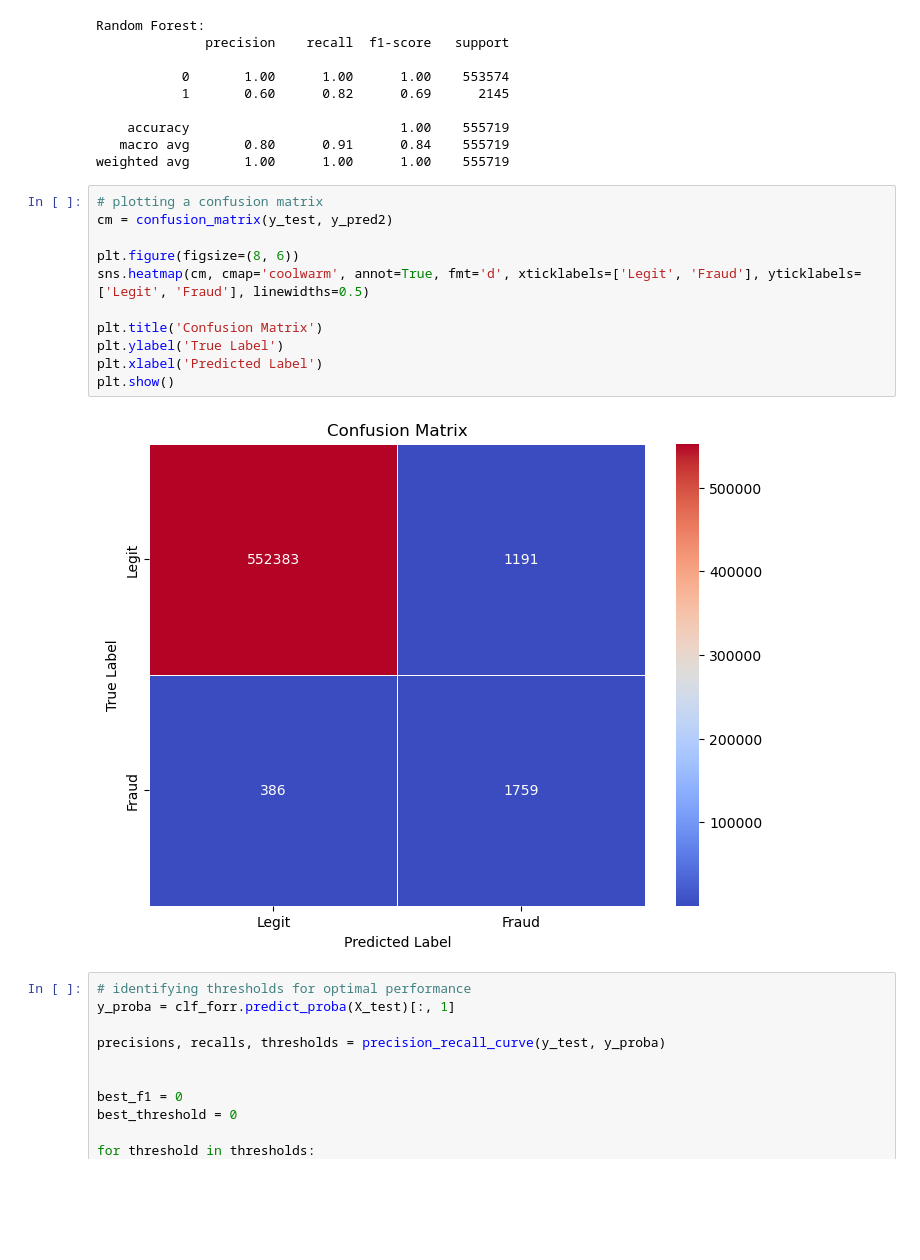
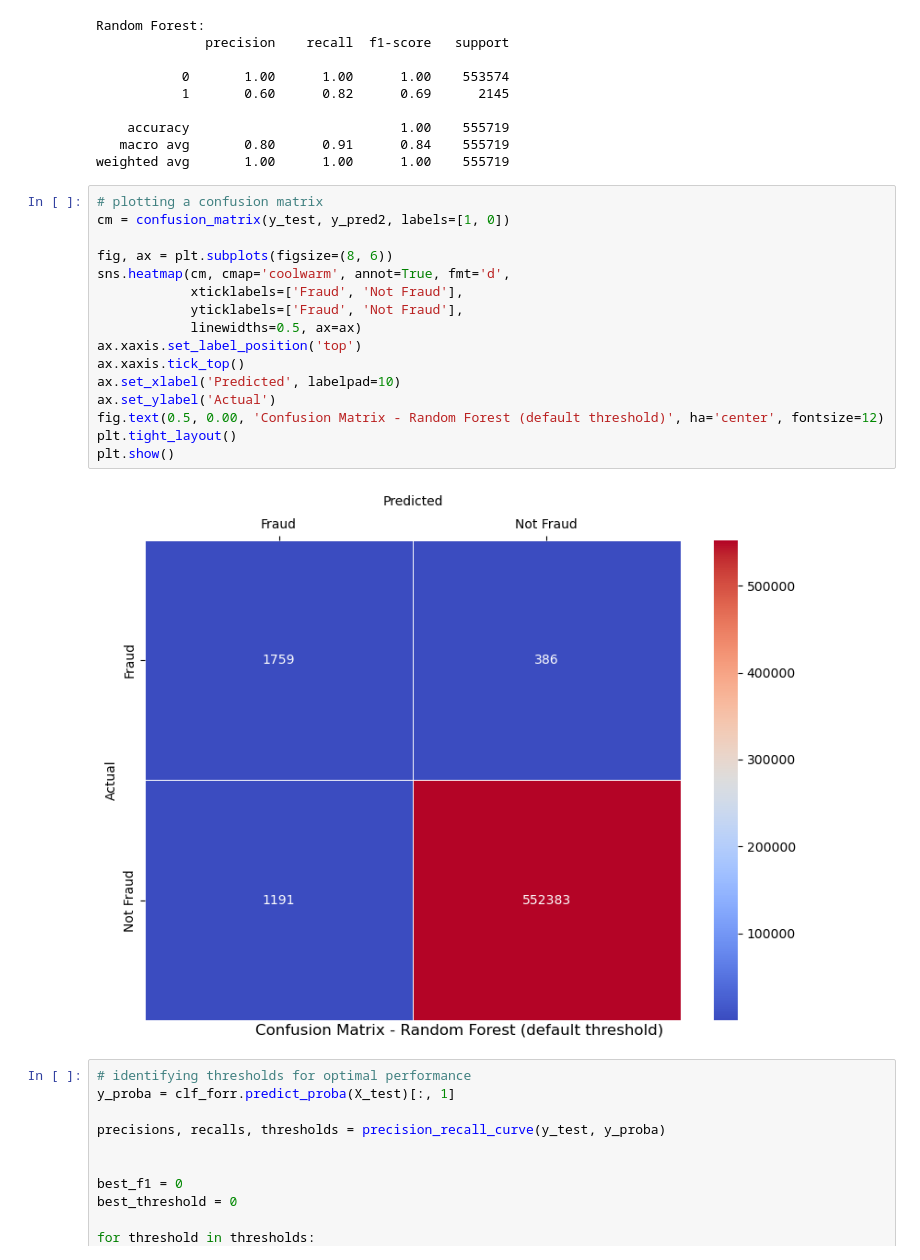
Before and after one commit to Tanjinul/INF2179-ML-Final-Project, a Jupyter notebook: Data_Cleaning_Exploratory.ipynb, the cells around one changed output. Cells and saved outputs as stored; diff of their text form; blank space fills up the shorter version.

Commit message:
graphs

```diff
--- a/Data_Cleaning_Exploratory.ipynb
+++ b/Data_Cleaning_Exploratory.ipynb
@@ -469,17 +493,22 @@ Random Forest:
 weighted avg       1.00      1.00      1.00    555719
 # %%
 # plotting a confusion matrix
-cm = confusion_matrix(y_test, y_pred2)
+cm = confusion_matrix(y_test, y_pred2, labels=[1, 0])
 
-plt.figure(figsize=(8, 6))
-sns.heatmap(cm, cmap='coolwarm', annot=True, fmt='d', xticklabels=['Legit', 'Fraud'], yticklabels=['Legit', 'Fraud'], linewidths=0.5)
-
-plt.title('Confusion Matrix')
-plt.ylabel('True Label')
-plt.xlabel('Predicted Label')
+fig, ax = plt.subplots(figsize=(8, 6))
+sns.heatmap(cm, cmap='coolwarm', annot=True, fmt='d',
+            xticklabels=['Fraud', 'Not Fraud'],
+            yticklabels=['Fraud', 'Not Fraud'],
+            linewidths=0.5, ax=ax)
+ax.xaxis.set_label_position('top')
+ax.xaxis.tick_top()
+ax.set_xlabel('Predicted', labelpad=10)
+ax.set_ylabel('Actual')
+fig.text(0.5, 0.00, 'Confusion Matrix - Random Forest (default threshold)', ha='center', fontsize=12)
+plt.tight_layout()
 plt.show()
 # %% [output]
-[figure, old version]
+[figure, new version]
 # %%
 # identifying thresholds for optimal performance
 y_proba = clf_forr.predict_proba(X_test)[:, 1]
```
Also changed, not shown: parts of 9 cells of this notebook, 4 other files.
